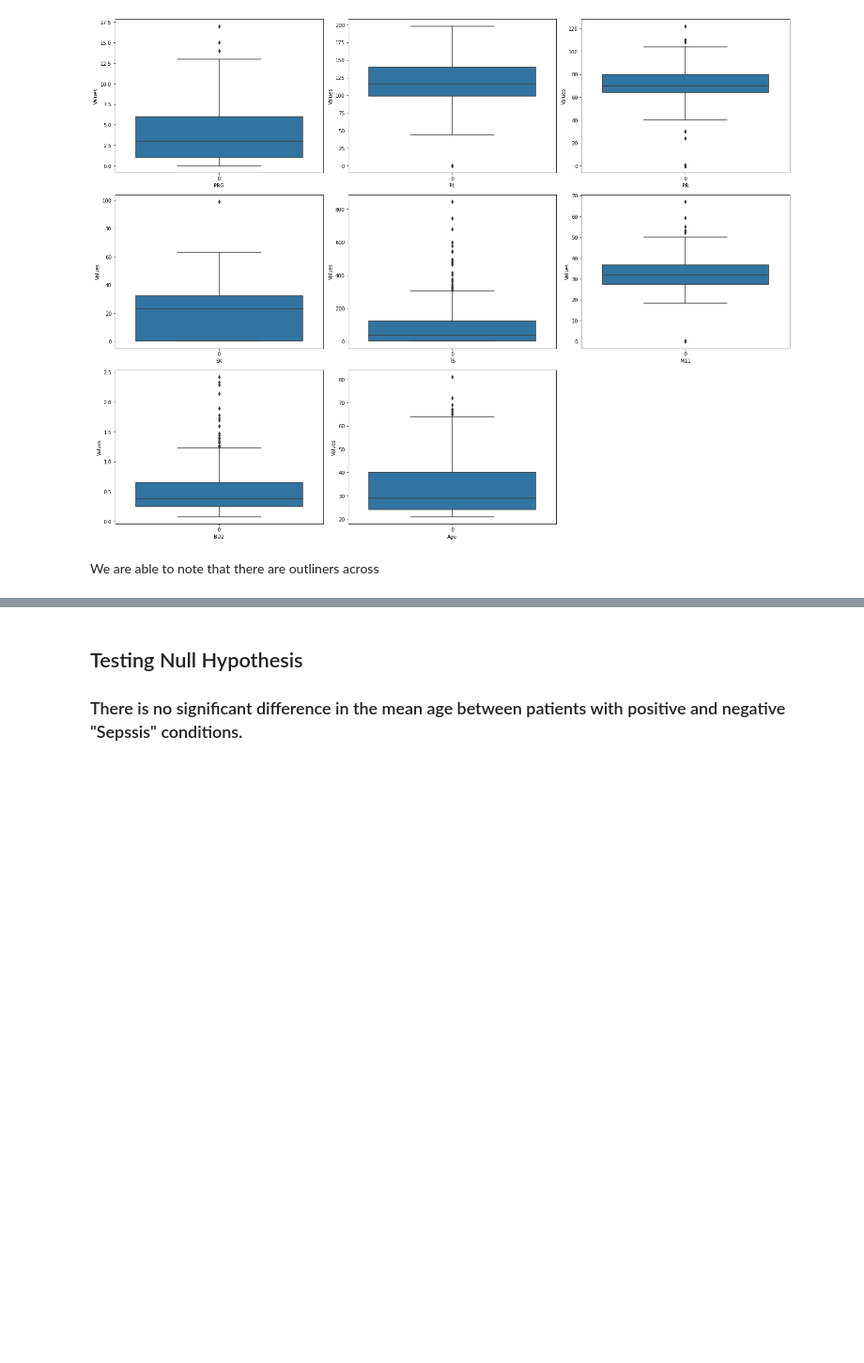
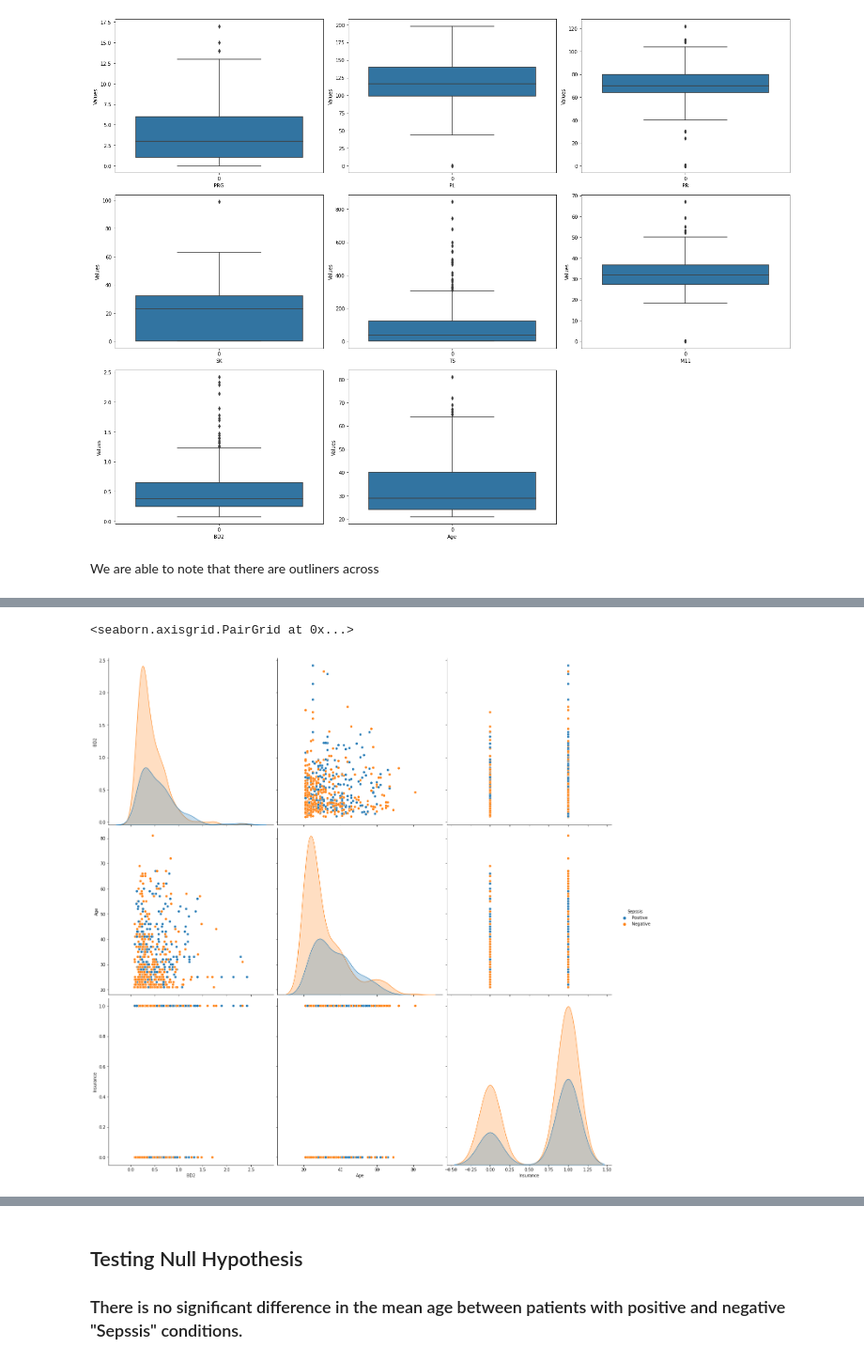
Before and after one commit to lihlasaisi/Sepsis-Prediction, a Jupyter notebook: LP6.ipynb, the cells around one changed output, grey strips where cells are left out. Shown at 94% size. Cells and saved outputs as stored; diff of their text form; code cells hidden in the pictures; blank space fills up the shorter version.

```diff
--- a/LP6.ipynb
+++ b/LP6.ipynb
@@ -288,0 +323,6 @@ We are able to note that there are outliners across
+# %%
+numerical_vars = ['BD2', 'Age', 'Insurance']
+sns.pairplot(data=patient_train, vars=numerical_vars, hue='Sepssis', height=6)
+# %% [output]
+<seaborn.axisgrid.PairGrid at 0x...>
+[figure, added]
```
Also changed, not shown: parts of 55 cells of this notebook, 3 other files.
